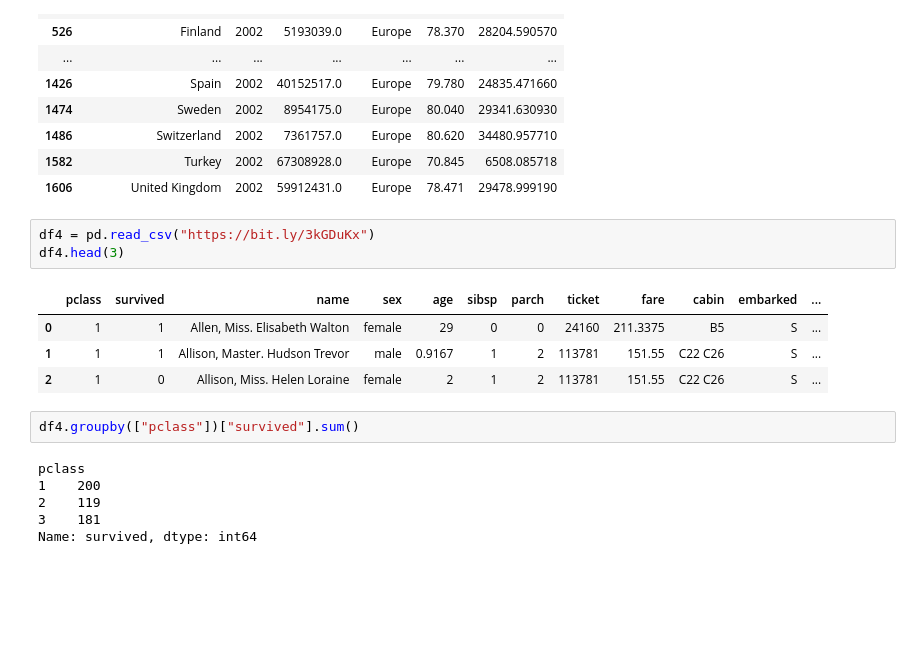
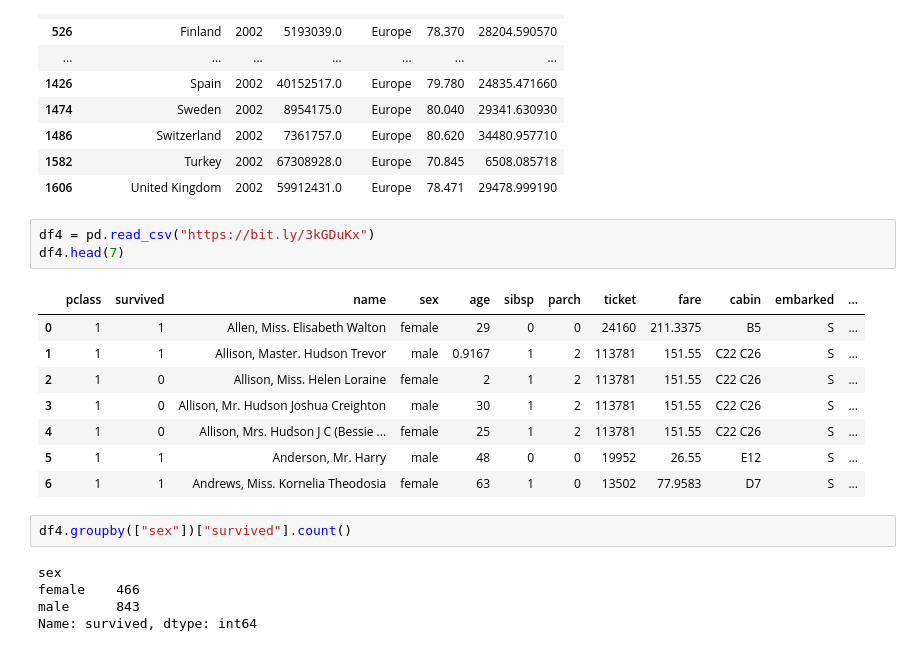
Before and after one commit to tycner/Iron_Adam, a Jupyter notebook: Pandas/Untitled3.ipynb, the cells around one changed output. Drawn from its saved outputs; the diff is of its cells as text; blank space fills up the shorter version.

```diff
--- a/Pandas/Untitled3.ipynb
+++ b/Pandas/Untitled3.ipynb
@@ -391,17 +391,20 @@ df_is_2002
 | 1606 | United Kingdom | 2002 | 59912431.0 | Europe | 78.471 | 29478.999190 |
 # %%
 df4 = pd.read_csv("https://bit.ly/3kGDuKx")
-df4.head(3)
+df4.head(7)
 # %% [output]
 |  | pclass | survived | name | sex | age | sibsp | parch | ticket | fare | cabin | embarked | ... |
 | 0 | 1 | 1 | Allen, Miss. Elisabeth Walton | female | 29 | 0 | 0 | 24160 | 211.3375 | B5 | S | ... |
 | 1 | 1 | 1 | Allison, Master. Hudson Trevor | male | 0.9167 | 1 | 2 | 113781 | 151.55 | C22 C26 | S | ... |
 | 2 | 1 | 0 | Allison, Miss. Helen Loraine | female | 2 | 1 | 2 | 113781 | 151.55 | C22 C26 | S | ... |
+| 3 | 1 | 0 | Allison, Mr. Hudson Joshua Creighton | male | 30 | 1 | 2 | 113781 | 151.55 | C22 C26 | S | ... |
+| 4 | 1 | 0 | Allison, Mrs. Hudson J C (Bessie ... | female | 25 | 1 | 2 | 113781 | 151.55 | C22 C26 | S | ... |
+| 5 | 1 | 1 | Anderson, Mr. Harry | male | 48 | 0 | 0 | 19952 | 26.55 | E12 | S | ... |
+| 6 | 1 | 1 | Andrews, Miss. Kornelia Theodosia | female | 63 | 1 | 0 | 13502 | 77.9583 | D7 | S | ... |
 # %%
-df4.groupby(["pclass"])["survived"].sum()
+df4.groupby(["sex"])["survived"].count()
 # %% [output]
-pclass
-1    200
-2    119
-3    181
+sex
+female    466
+male      843
 Name: survived, dtype: int64
```
Also changed, not shown: 5 other files.
